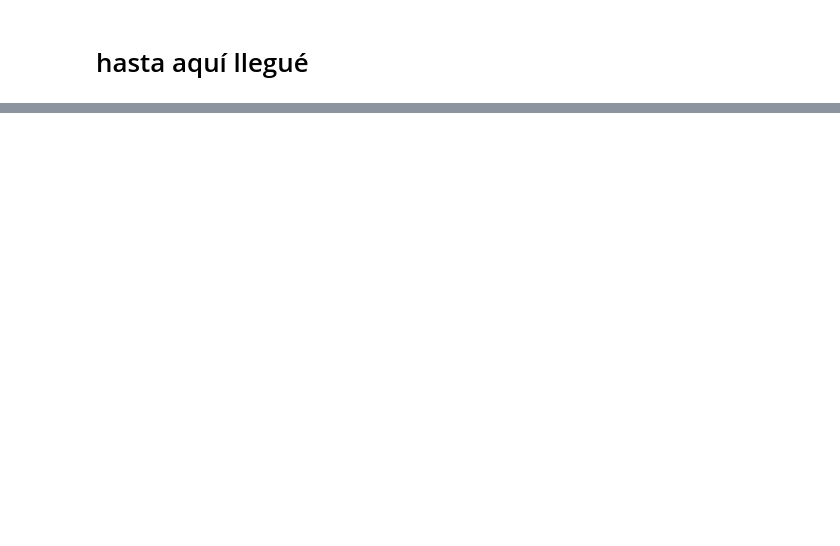
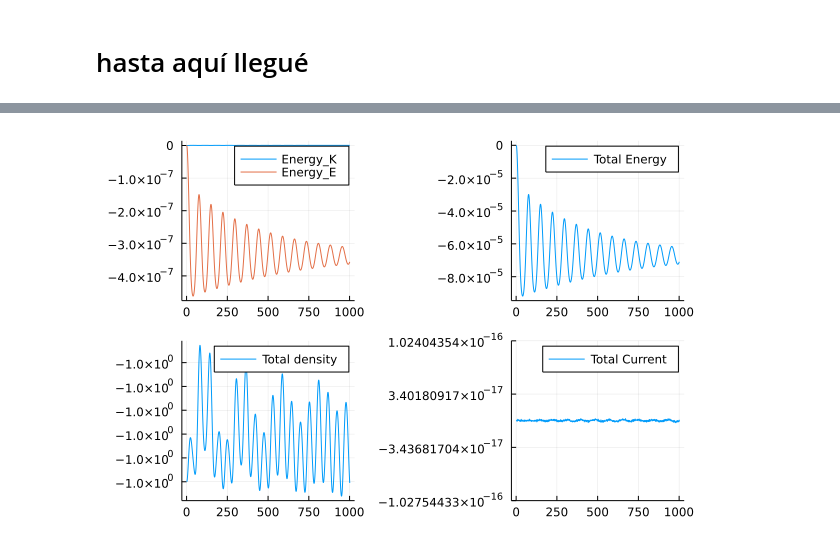
Before and after one commit to reula/Vlasov, a Jupyter notebook: vlasov_1.ipynb, the cells around one changed output, grey strips where cells are left out. Cells and saved outputs as stored; diff of their text form; code cells hidden in the pictures; blank space fills up the shorter version.

```diff
--- a/vlasov_1.ipynb
+++ b/vlasov_1.ipynb
@@ -221,9 +176,9 @@ F! (generic function with 1 method)
 # %%
 t = 0.0
 t_i = 0.0
-t_f = 4.0
-M = 401
-M_g = 400 + 1 #number of outputs, starting from the initial data
+t_f = 10.0
+M = 1001
+M_g = 1000 + 1 #number of outputs, starting from the initial data
 dt = t_f / (M-1)
 # %% [output]
 0.01
@@ -289,0 +280,10 @@ ODEproblem(RK4, f, y0, intervalo, M,p)
+# %%
+factor = 200
+plot(layout=(2,2))
+plot!(subplot=1, (Energy_K .- Energy_K[1])*dx, label="Energy_K")
+plot!(subplot=1, (Energy_E .- Energy_E[1]), label="Energy_E")
+plot!(subplot=2, (Energy_K*dx + Energy_E) ./ (Energy_K[1]*dx + Energy_E[1]) .- 1, label="Total Energy")
+plot!(subplot=3, n_T, label="Total density")
+plot!(subplot=4, S_T, label="Total Current")
+# %% [output]
+[figure, added]
```
Also changed, not shown: parts of 20 cells of this notebook, 1 other file.
